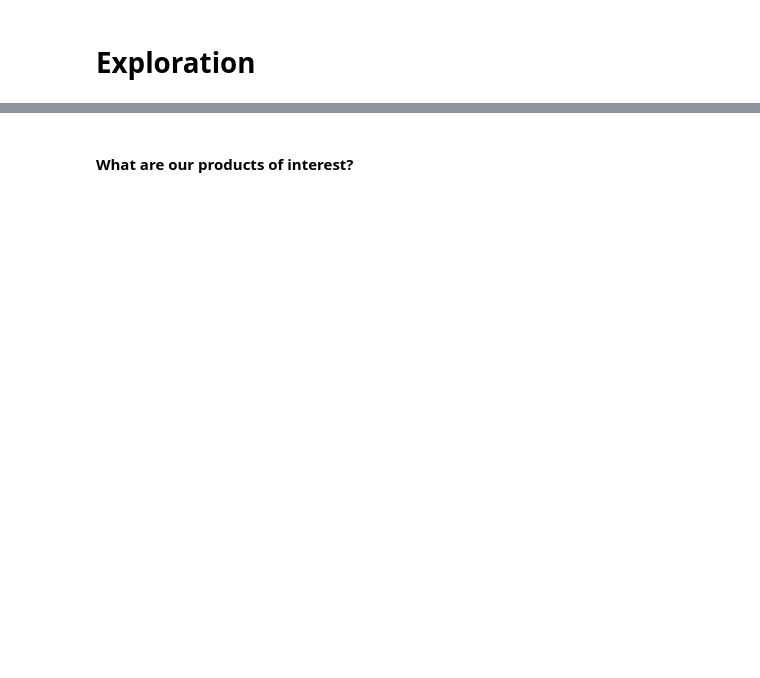
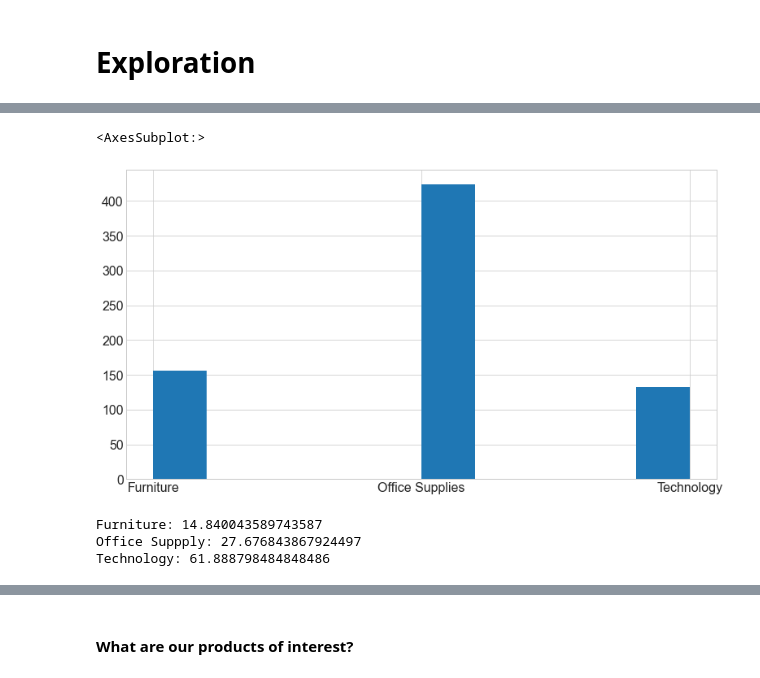
Before and after one commit to superstore-stephen-jesse/superstor-time-series-project, a Jupyter notebook: explore_stephen.ipynb, the cells around one changed output, grey strips where cells are left out. Cells and saved outputs as stored; diff of their text form; code cells hidden in the pictures; blank space fills up the shorter version.

```diff
--- a/explore_stephen.ipynb
+++ b/explore_stephen.ipynb
@@ -198,0 +209,16 @@ dtype: bool
+# %%
+#  Product Categories
+
+train.category.hist()
+# %% [output]
+<AxesSubplot:>
+[figure, added]
+# %%
+furniture_profit = train[train.category == 'Furniture'].profit
+office_supply_profit = train[train.category == 'Office Supplies'].profit
+technology_profit = train[train.category == 'Technology'].profit
+print(f'Furniture: {furniture_profit.mean()} \nOffice Suppply: {office_supply_profit.mean()} \nTechnology: {technology_profit.mean()}')
+# %% [output]
+Furniture: 14.840043589743587
+Office Suppply: 27.676843867924497
+Technology: 61.888798484848486
```
Also changed, not shown: parts of 36 cells of this notebook.
